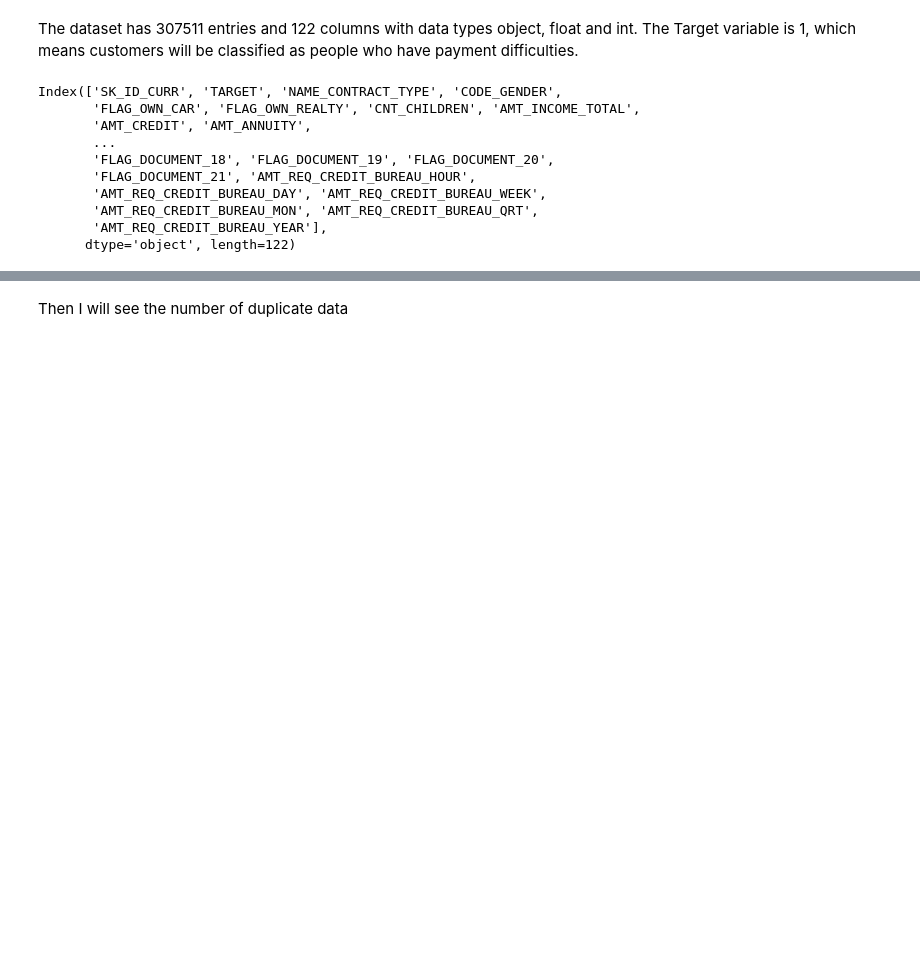
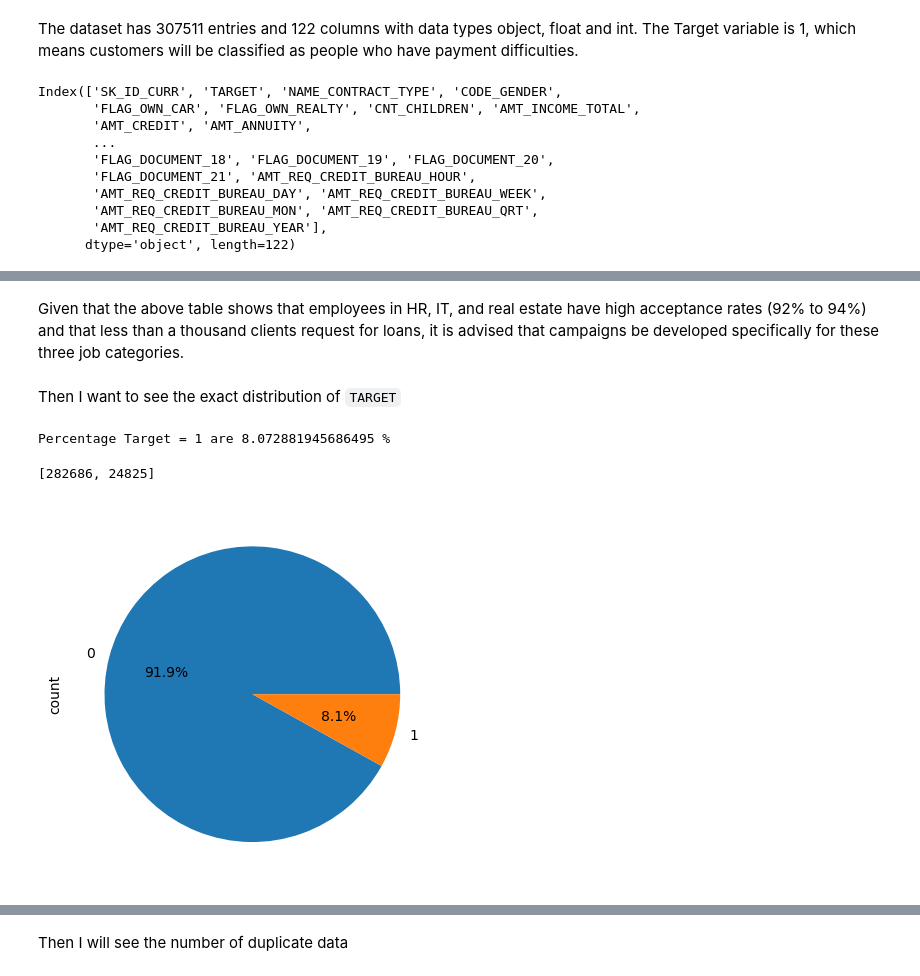
Before and after one commit to Mohdandy/Home_Credit_Rakamin, a Jupyter notebook: home_credit_dandy.ipynb, the cells around one changed output, grey strips where cells are left out. Drawn from its saved outputs; the diff is of its cells as text; code cells hidden in the pictures; blank space fills up the shorter version.

```diff
--- a/home_credit_dandy.ipynb
+++ b/home_credit_dandy.ipynb
@@ -124,0 +187,16 @@ Length: 122, dtype: int64
+# %% [markdown]
+Given that the above table shows that employees in HR, IT, and real estate have high acceptance rates (92% to 94%) and that less than a thousand clients request for loans, it is advised that campaigns be developed specifically for these three job categories.
+# %% [markdown]
+Then I want to see the exact distribution of `TARGET`
+# %%
+perc_target = df.TARGET.sum() / len(df.TARGET)
+print(f'Percentage Target = 1 are {perc_target*100} %')
+df['TARGET'].value_counts().plot(kind='pie',autopct="%1.1f%%")
+plt.plot()
+
+# Melihat total value
+list(df['TARGET'].value_counts().values)
+# %% [output]
+Percentage Target = 1 are 8.072881945686495 %
+[282686, 24825]
+[figure, added]
```
Also changed, not shown: parts of 157 cells of this notebook.
